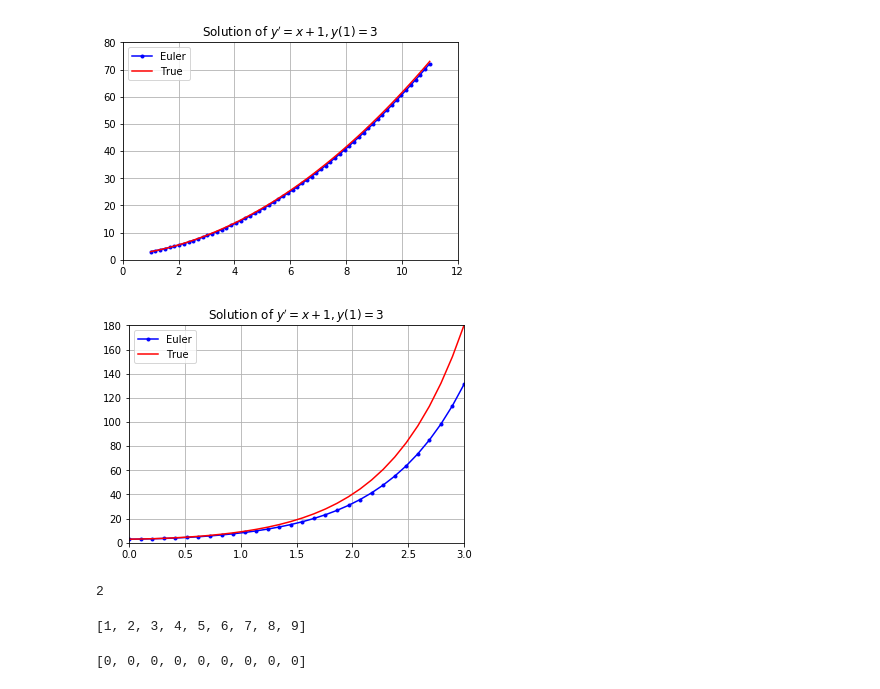
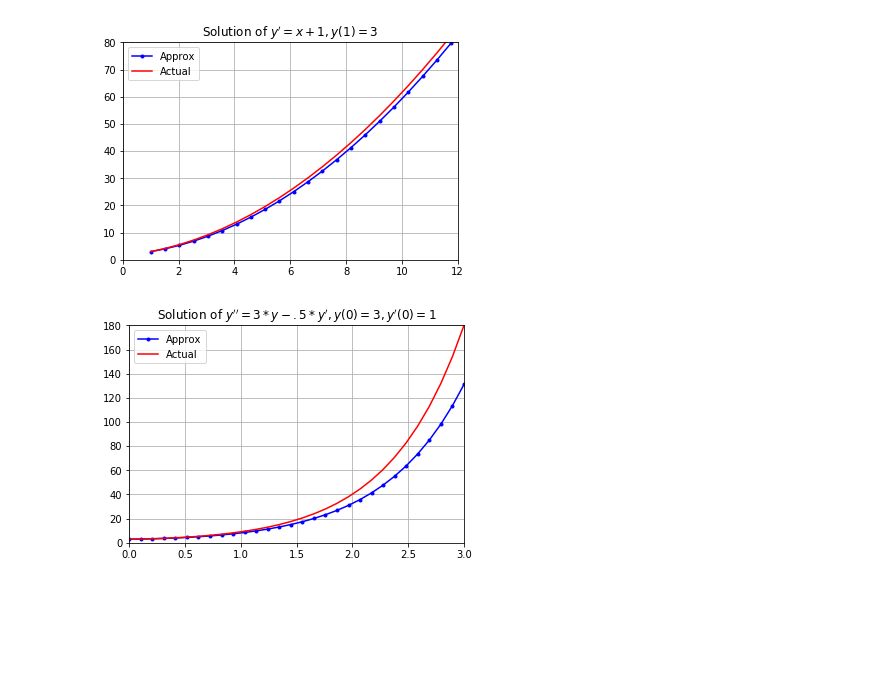
Before and after one commit to jehalladay/Mathematics, a Jupyter notebook: Difference_Equations/Euler_Method_for_approx_Differential_EQs/Untitled.ipynb, the cells around one changed output. Cells and saved outputs as stored; diff of their text form; code cells hidden in the pictures; blank space fills up the shorter version.

Commit message:
euler method done

```diff
--- a/Difference_Equations/Euler_Method_for_approx_Differential_EQs/Untitled.ipynb
+++ b/Difference_Equations/Euler_Method_for_approx_Differential_EQs/Untitled.ipynb
@@ -22,18 +22,18 @@ def second_order_ode(f, y0, dy0, t):
 g = lambda t: t**2/2+t+3/2
 f = lambda y, t: t+1
 # %%
-t=np.linspace(1,11,60)
+t=np.linspace(1,21,40)
 y0 = 3
 y = first_order_ode(f, y0, t)
 y_true = g(t)
 plt.plot(t,y,'b.-',t,y_true,'r-')
-plt.legend(['Euler','True'])
+plt.legend(['Approx','Actual'])
 plt.axis([0,12,0,80])
 plt.grid(True)
 plt.title("Solution of $y'=x+1 , y(1)=3$")
 plt.show()
 # %% [output]
-[figure, old version]
+[figure, new version]
 # %%
 g = lambda t: np.exp(-2*t) + (2 * np.exp((3/2)*t))
 f = lambda y, dy, t: (3*y)-(.5*dy)
@@ -42,12 +42,12 @@ dy0 = 1
 # %%
 t=np.linspace(0,3,30)
 y = second_order_ode(f, y0, dy0, t)
 y_true = g(t)
 plt.plot(t,y,'b.-',t,y_true,'r-')
-plt.legend(['Euler','True'])
+plt.legend(['Approx','Actual'])
 plt.axis([0,3,0,180])
 plt.grid(True)
-plt.title("Solution of $y'=x+1 , y(1)=3$")
+plt.title("Solution of $y''=3*y-.5*y', y(0)=3, y'(0)=1$")
 plt.show()
 # %% [output]
-[figure, old version]
+[figure, new version]
@@ -56,12 +53,0 @@ b = [0]*len(a)
-# %%
-a[1]
-# %% [output]
-2
-# %%
-a
-# %% [output]
-[1, 2, 3, 4, 5, 6, 7, 8, 9]
-# %%
-b
-# %% [output]
-[0, 0, 0, 0, 0, 0, 0, 0, 0]
```
Also changed, not shown: parts of 2 cells of this notebook.
